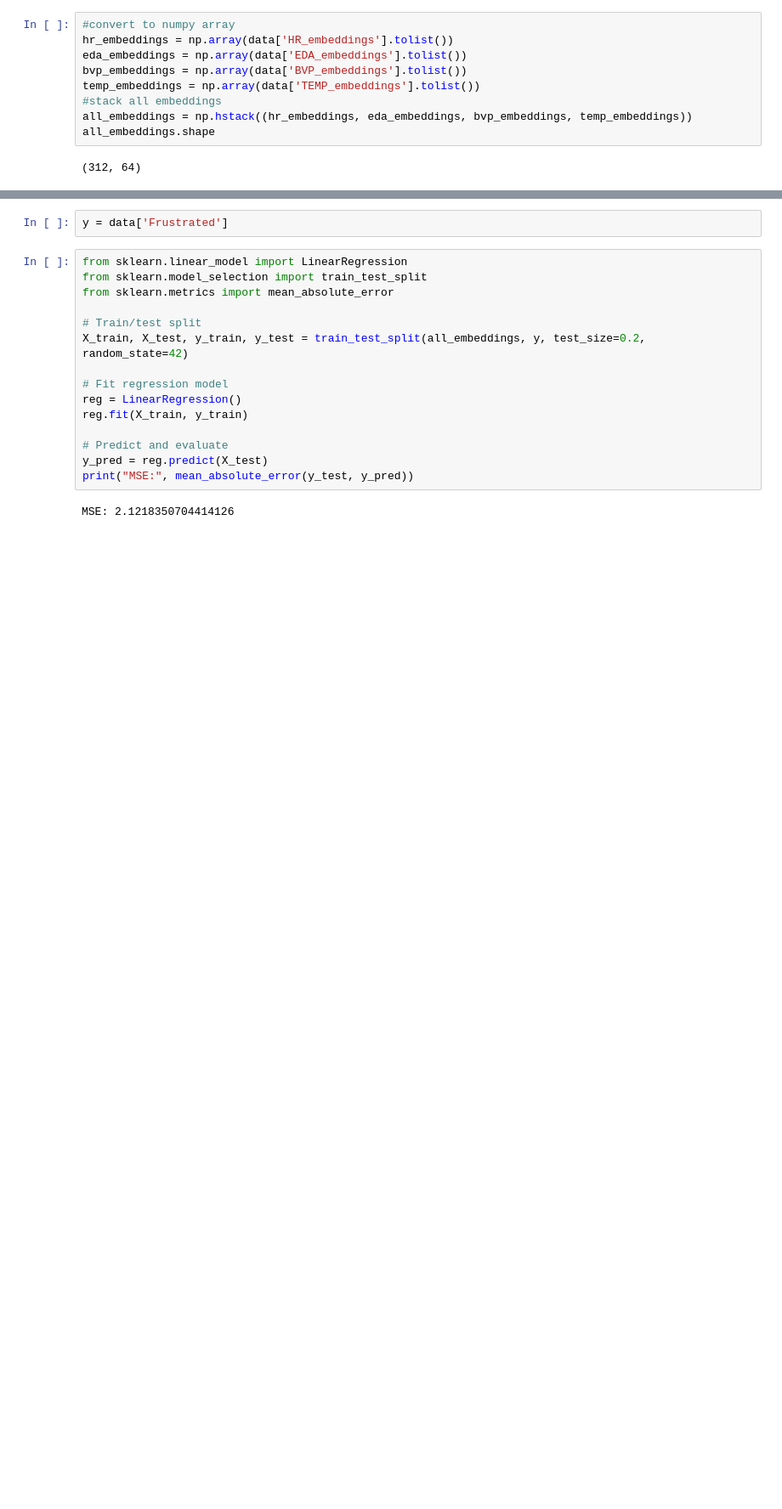
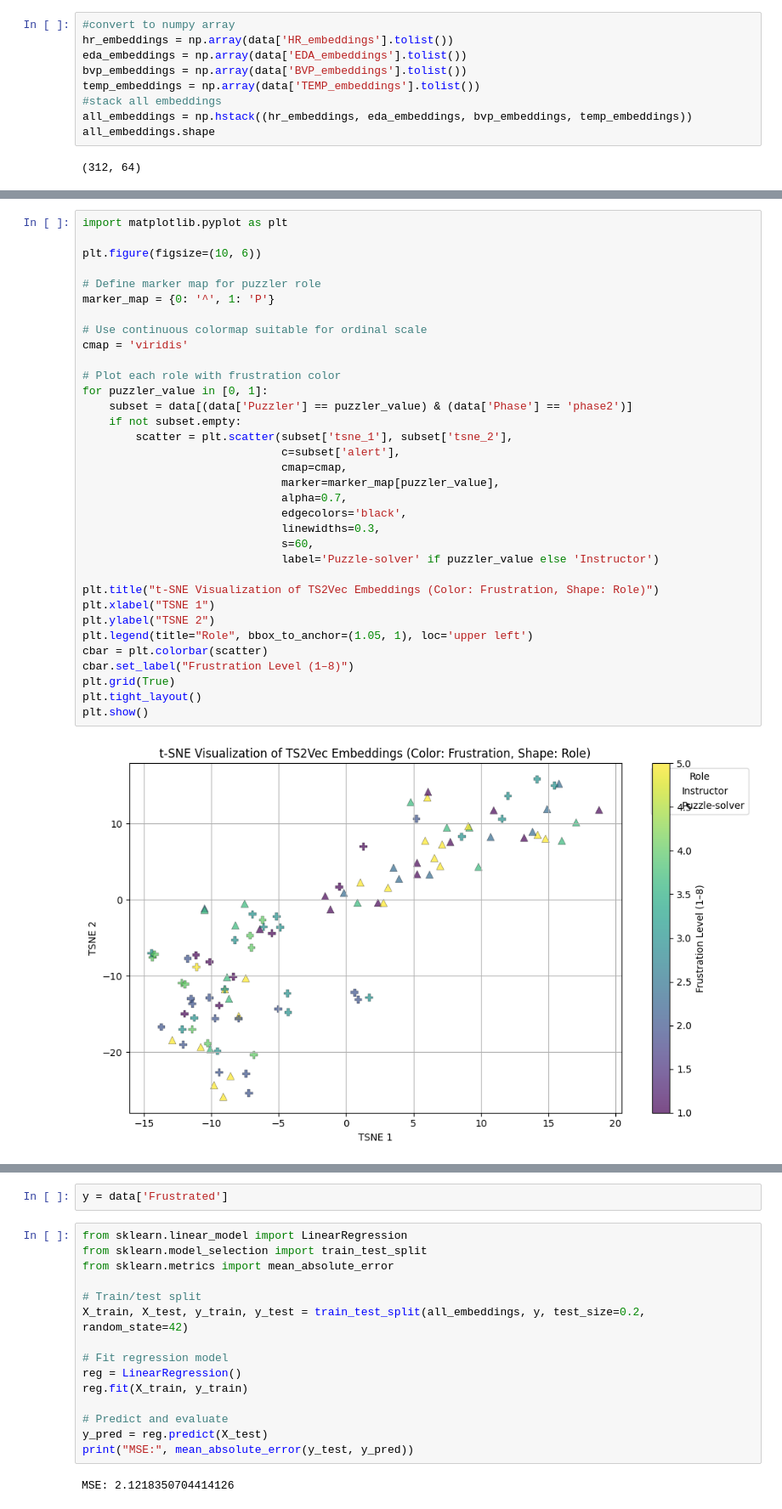
Before and after one commit to BjarkeErichsen/unsupervised-cda-proj-2, a Jupyter notebook: timeseries_model.ipynb, the cells around one changed output, grey strips where cells are left out. Shown at 85% size. Cells and saved outputs as stored; diff of their text form; blank space fills up the shorter version.

```diff
--- a/timeseries_model.ipynb
+++ b/timeseries_model.ipynb
@@ -147,0 +303,36 @@ all_embeddings.shape
+# %%
+import matplotlib.pyplot as plt
+
+plt.figure(figsize=(10, 6))
+
+# Define marker map for puzzler role
+marker_map = {0: '^', 1: 'P'}
+
+# Use continuous colormap suitable for ordinal scale
+cmap = 'viridis'
+
+# Plot each role with frustration color
+for puzzler_value in [0, 1]:
+    subset = data[(data['Puzzler'] == puzzler_value) & (data['Phase'] == 'phase2')]
+    if not subset.empty:
+        scatter = plt.scatter(subset['tsne_1'], subset['tsne_2'],
+                              c=subset['alert'],
+                              cmap=cmap,
+                              marker=marker_map[puzzler_value],
+                              alpha=0.7,
+                              edgecolors='black',
+                              linewidths=0.3,
+                              s=60,
+                              label='Puzzle-solver' if puzzler_value else 'Instructor')
+
+plt.title("t-SNE Visualization of TS2Vec Embeddings (Color: Frustration, Shape: Role)")
+plt.xlabel("TSNE 1")
+plt.ylabel("TSNE 2")
+plt.legend(title="Role", bbox_to_anchor=(1.05, 1), loc='upper left')
+cbar = plt.colorbar(scatter)
+cbar.set_label("Frustration Level (1–8)")
+plt.grid(True)
+plt.tight_layout()
+plt.show()
+# %% [output]
+[figure, added]
```
Also changed, not shown: parts of 22 cells of this notebook.
